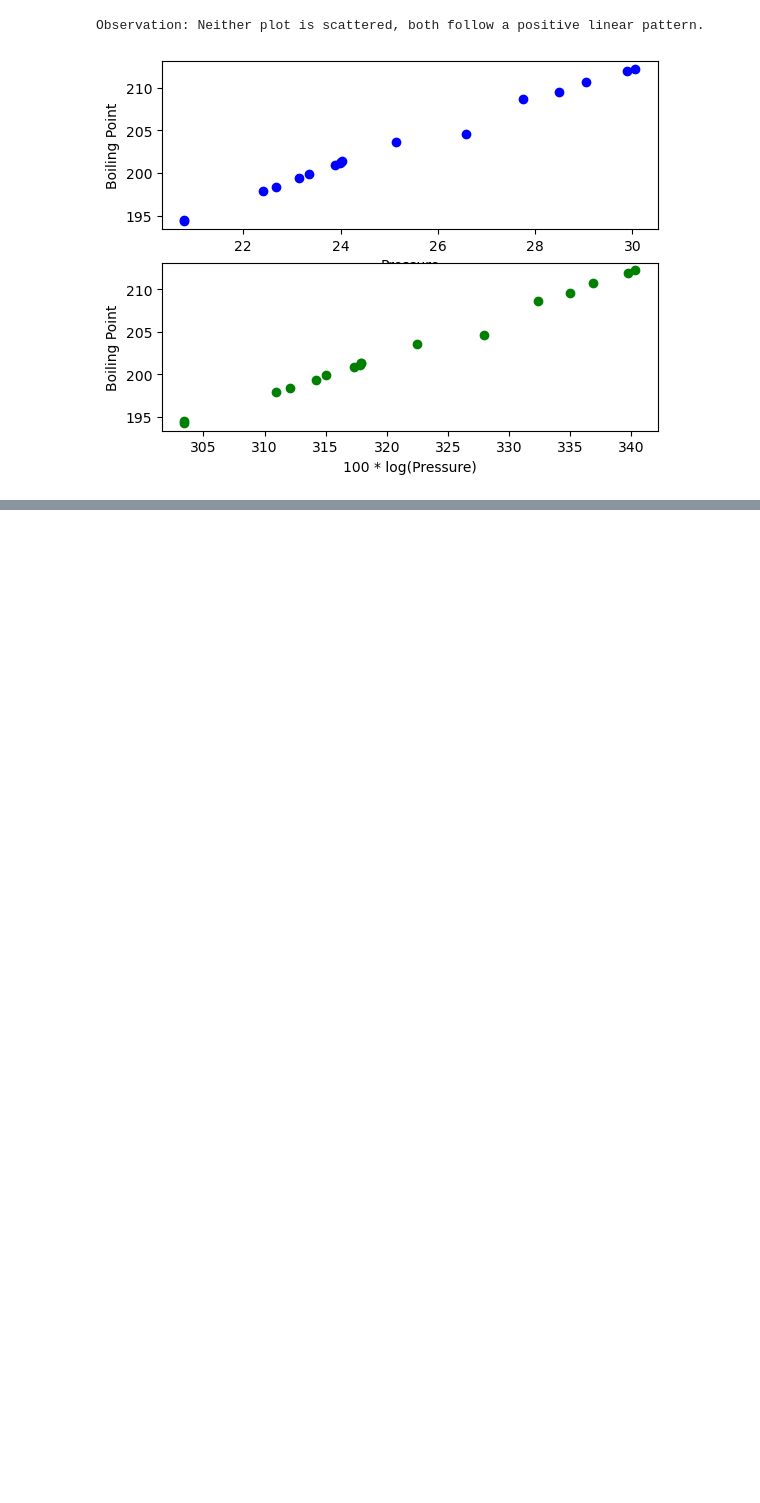
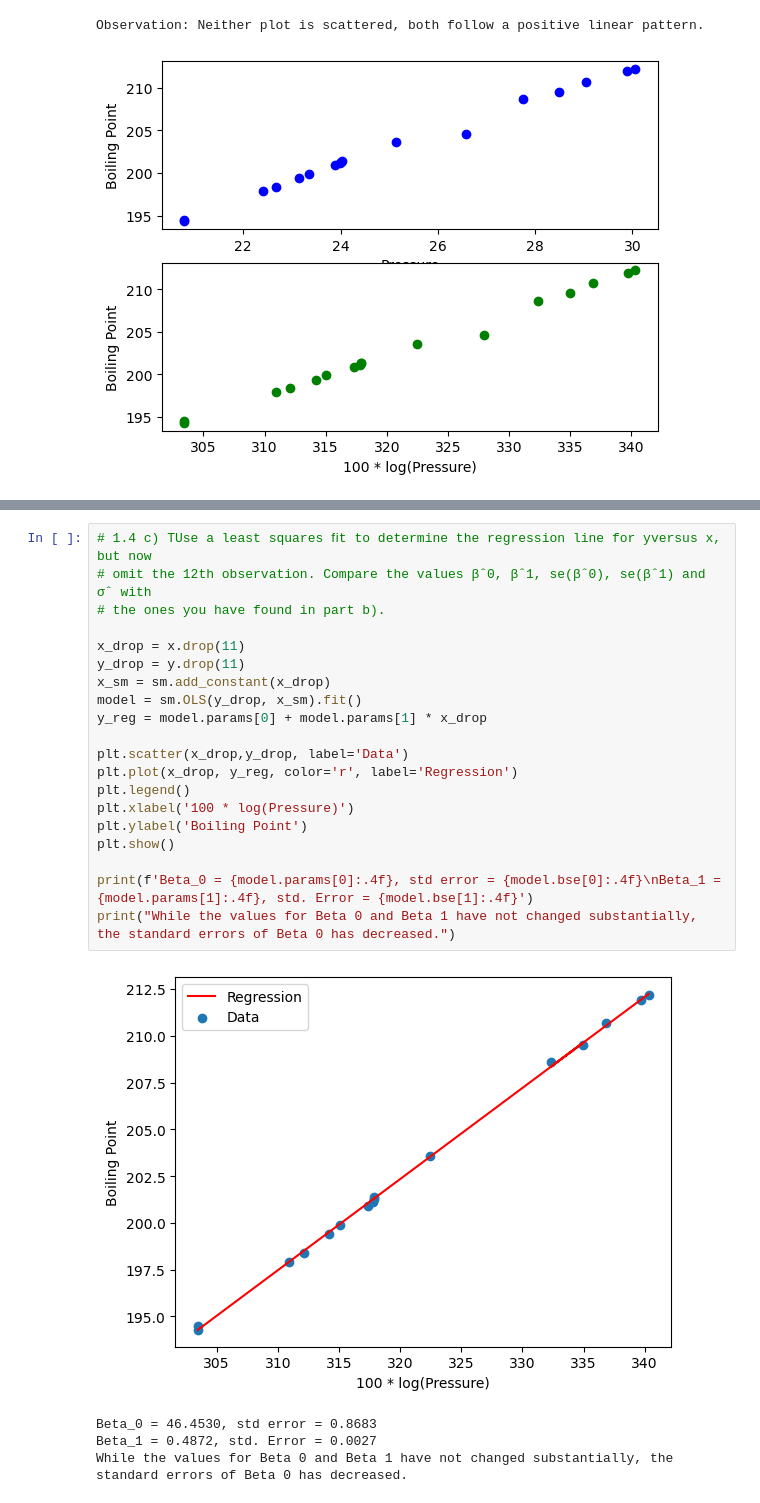
Before and after one commit to justinmeckmann1/STAT, a Jupyter notebook: SW01/exercises/sw_01.ipynb, the cells around one changed output, grey strips where cells are left out. Saved outputs shown, nothing was run; the diff lists cells and outputs as text; blank space fills up the shorter version.

```diff
--- a/SW01/exercises/sw_01.ipynb
+++ b/SW01/exercises/sw_01.ipynb
@@ -293 +300,26 @@ Observation: The regression line fits the data well.
+# %%
+# 1.4 c) TUse a least squares ﬁt to determine the regression line for yversus x, but now
+# omit the 12th observation. Compare the values βˆ0, βˆ1, se(βˆ0), se(βˆ1) and σˆ with
+# the ones you have found in part b).
+
+x_drop = x.drop(11)
+y_drop = y.drop(11)
+x_sm = sm.add_constant(x_drop)
+model = sm.OLS(y_drop, x_sm).fit()
+y_reg = model.params[0] + model.params[1] * x_drop
+
+plt.scatter(x_drop,y_drop, label='Data')
+plt.plot(x_drop, y_reg, color='r', label='Regression')
+plt.legend()
+plt.xlabel('100 * log(Pressure)')
+plt.ylabel('Boiling Point')
+plt.show()
+
+print(f'Beta_0 = {model.params[0]:.4f}, std error = {model.bse[0]:.4f}\nBeta_1 = {model.params[1]:.4f}, std. Error = {model.bse[1]:.4f}')
+print("While the values for Beta 0 and Beta 1 have not changed substantially, the standard errors of Beta 0 has decreased.")
+# %% [output]
+[figure, added]
+Beta_0 = 46.4530, std error = 0.8683
+Beta_1 = 0.4872, std. Error = 0.0027
+While the values for Beta 0 and Beta 1 have not changed substantially, the standard errors of Beta 0 has decreased.
 # %%
```
Also changed, not shown: parts of 12 cells of this notebook, 3 other files.
